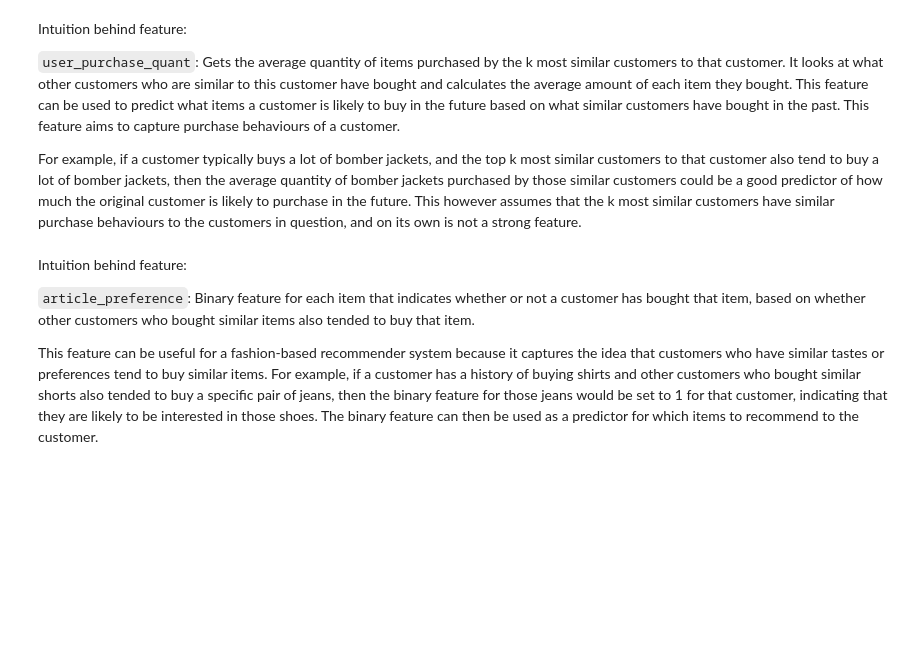
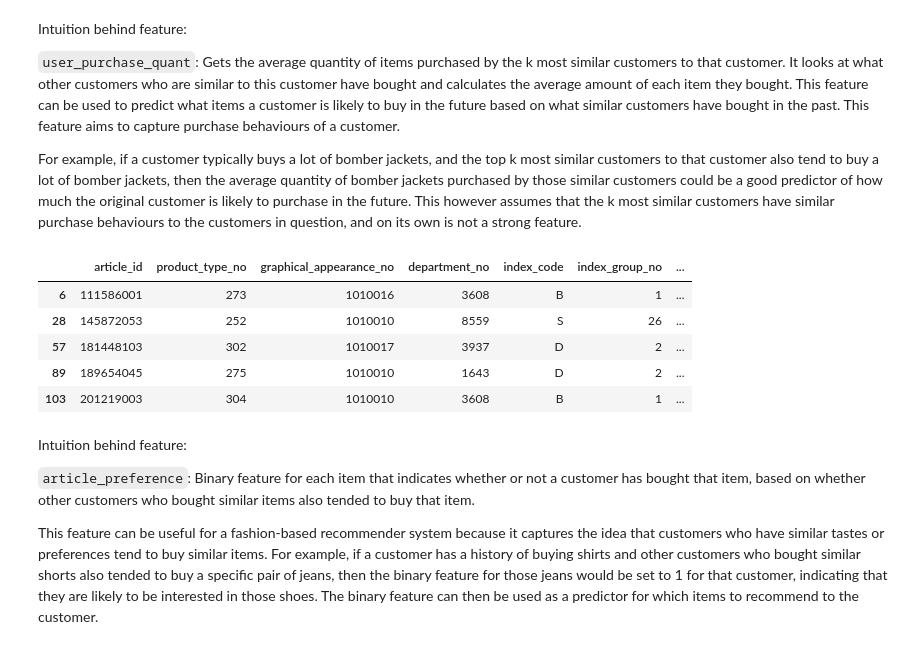
Before and after one commit to Afats/HnM-recco, a Jupyter notebook: hnm-notebook.ipynb, the cells around one changed output. Cells and saved outputs as stored; diff of their text form; code cells hidden in the pictures; blank space fills up the shorter version.

```diff
--- a/hnm-notebook.ipynb
+++ b/hnm-notebook.ipynb
@@ -853,14 +853,27 @@ for i in range(len(articles)):
         # List of (column) indices of similar items
         similar_items = top_k_similar_items[item_idx]
 
+        # Find the customers who have purchased the current item
+        customer_indices = np.where(user_item_matrix[:, item_idx].toarray()[:, 0] == 1)[0]
+
         # Binary vector representing the customer's purchases for the similar items
-        customer_purchases = user_item_matrix[:, similar_items].toarray()[:, 0]
+        customer_purchases = user_item_matrix[customer_indices, :][:, similar_items].toarray()
+        article_preference = np.any(customer_purchases, axis=0)
 
         # Set article_preference to 1 if any customer has purchased the item, 0 otherwise
-        articles.loc[i, 'article_preference'] = int(any(customer_purchases))
+        articles.loc[i, 'article_preference'] = int(np.any(article_preference))
     else:
         # If the current item is not in the user-item matrix, set the feature to NaN
         articles.loc[i, 'article_preference'] = np.nan
+# %%
+articles[articles['article_preference'] == 0].head()
+# %% [output]
+|  | article_id | product_type_no | graphical_appearance_no | department_no | index_code | index_group_no | ... |
+| 6 | 111586001 | 273 | 1010016 | 3608 | B | 1 | ... |
+| 28 | 145872053 | 252 | 1010010 | 8559 | S | 26 | ... |
+| 57 | 181448103 | 302 | 1010017 | 3937 | D | 2 | ... |
+| 89 | 189654045 | 275 | 1010010 | 1643 | D | 2 | ... |
+| 103 | 201219003 | 304 | 1010010 | 3608 | B | 1 | ... |
 # %% [markdown]
 Intuition behind feature: <br>
 
```
Also changed, not shown: parts of 3 cells of this notebook.
